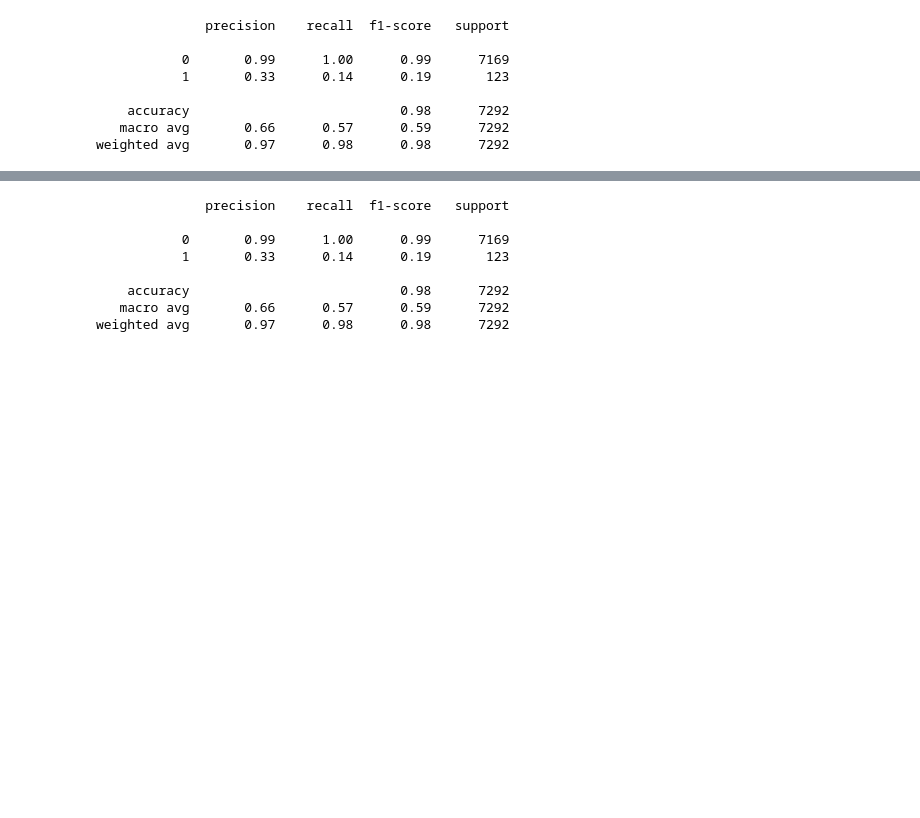
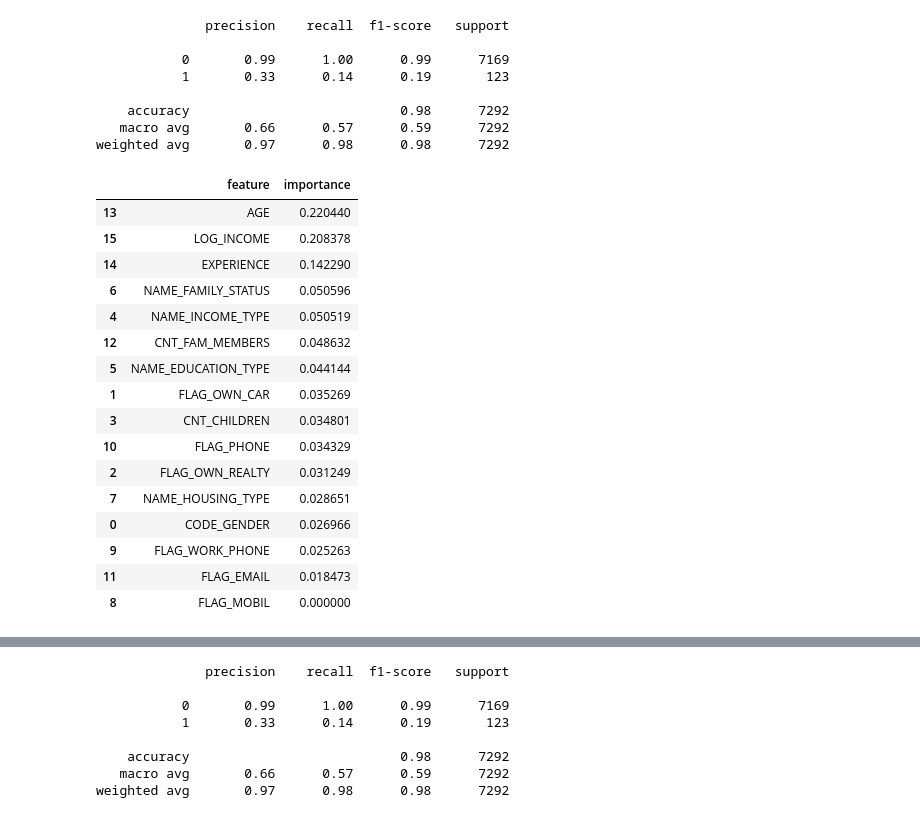
Before and after one commit to arystan01/emlyon_ml_project, a Jupyter notebook: notebooks/03_Modeling.ipynb, the cells around one changed output, grey strips where cells are left out. Drawn from its saved outputs; the diff is of its cells as text; code cells hidden in the pictures; blank space fills up the shorter version.

```diff
--- a/notebooks/03_Modeling.ipynb
+++ b/notebooks/03_Modeling.ipynb
@@ -57,7 +90,6 @@ print(classification_report(y_test, y_pred_default))
    macro avg       0.66      0.57      0.59      7292
 weighted avg       0.97      0.98      0.98      7292
 # %%
-rf_default_balanced = RandomForestClassifier(random_state=42,
-                                    class_weight='balanced')
+rf_default_balanced = RandomForestClassifier(random_state=42, class_weight='balanced')
 %time rf_default_balanced.fit(X_train, y_train)
 # %% [output]
@@ -76,6 +108,27 @@ print(classification_report(y_test, y_pred_default))
     accuracy                           0.98      7292
    macro avg       0.66      0.57      0.59      7292
 weighted avg       0.97      0.98      0.98      7292
+# %%
+feature_importance = pd.DataFrame({'feature': X.columns,'importance': rf_default_balanced.feature_importances_}).sort_values('importance', ascending=False)
+feature_importance.head(20)
+# %% [output]
+|  | feature | importance |
+| 13 | AGE | 0.220440 |
+| 15 | LOG_INCOME | 0.208378 |
+| 14 | EXPERIENCE | 0.142290 |
+| 6 | NAME_FAMILY_STATUS | 0.050596 |
+| 4 | NAME_INCOME_TYPE | 0.050519 |
+| 12 | CNT_FAM_MEMBERS | 0.048632 |
+| 5 | NAME_EDUCATION_TYPE | 0.044144 |
+| 1 | FLAG_OWN_CAR | 0.035269 |
+| 3 | CNT_CHILDREN | 0.034801 |
+| 10 | FLAG_PHONE | 0.034329 |
+| 2 | FLAG_OWN_REALTY | 0.031249 |
+| 7 | NAME_HOUSING_TYPE | 0.028651 |
+| 0 | CODE_GENDER | 0.026966 |
+| 9 | FLAG_WORK_PHONE | 0.025263 |
+| 11 | FLAG_EMAIL | 0.018473 |
+| 8 | FLAG_MOBIL | 0.000000 |
 # %%
 rf_default_balanced_subsample = RandomForestClassifier(random_state=42,
                                     class_weight='balanced_subsample')
```
Also changed, not shown: parts of 46 cells of this notebook, 17 other files.
